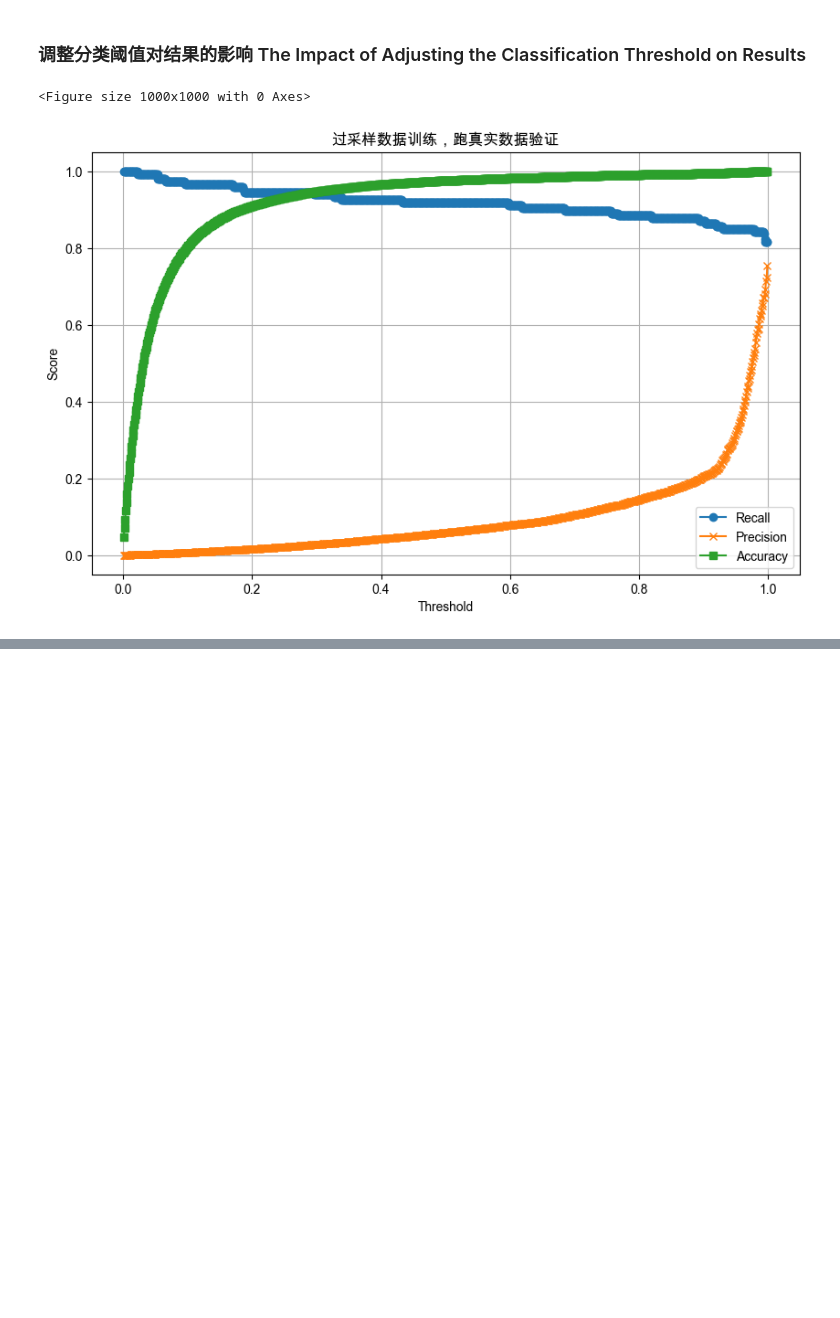
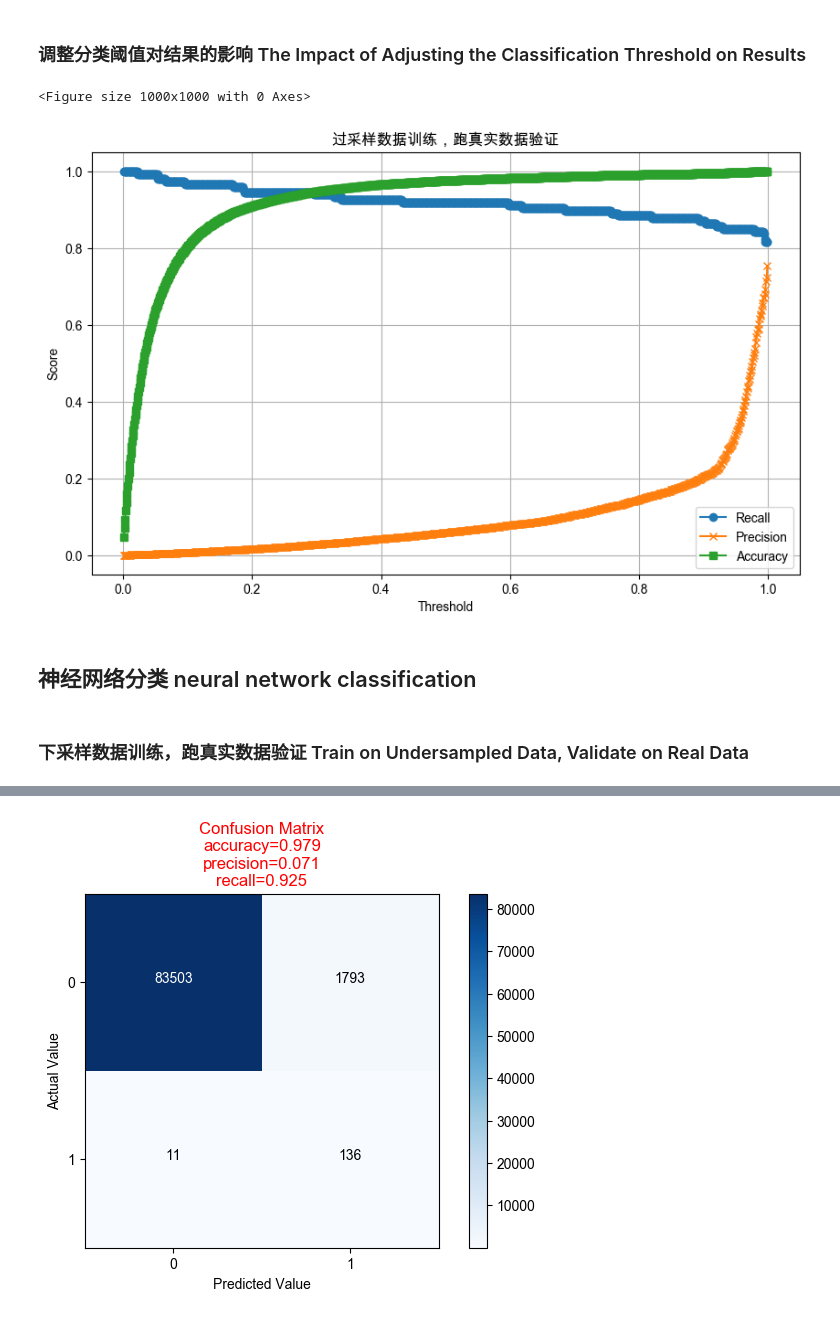
Before and after one commit to luguanxing/MachineLearning-Study, a Jupyter notebook: 分类classification/信用卡欺诈检测 Credit Card Fraud Detection/analysis.ipynb, the cells around one changed output, grey strips where cells are left out. Drawn from its saved outputs; the diff is of its cells as text; code cells hidden in the pictures; blank space fills up the shorter version.

```diff
--- a/分类classification/信用卡欺诈检测 Credit Card Fraud Detection/analysis.ipynb
+++ b/分类classification/信用卡欺诈检测 Credit Card Fraud Detection/analysis.ipynb
@@ -939,3 +939,68 @@ plt.show()
 # %% [output]
 <Figure size 1000x1000 with 0 Axes>
 [figure]
+# %% [markdown]
+## 神经网络分类 neural network classification
+# %% [markdown]
+### 下采样数据训练，跑真实数据验证 Train on Undersampled Data, Validate on Real Data
+# %%
+import numpy as np
+import pandas as pd
+import matplotlib.pyplot as plt
+import tensorflow as tf
+from sklearn.preprocessing import StandardScaler
+from sklearn.model_selection import train_test_split
+from sklearn.metrics import confusion_matrix
+from imblearn.over_sampling import SMOTE
+from tensorflow.keras.models import Sequential
+from tensorflow.keras.layers import Dense
+from tensorflow.keras.utils import to_categorical
+import warnings
+warnings.filterwarnings('ignore', category=UserWarning, module='tensorflow')
+warnings.filterwarnings('ignore', category=UserWarning)
+
+# 构建神经网络模型
+# Build the neural network model
+model = Sequential()
+
+# 输入层和第一隐藏层（64个神经元，ReLU激活函数）
+# Input layer and first hidden layer (64 neurons, ReLU activation)
+model.add(Dense(64, input_dim=X_train_undersample.shape[1], activation='relu'))
+
+# 第二隐藏层（32个神经元，ReLU激活函数）
+# Second hidden layer (32 neurons, ReLU activation)
+model.add(Dense(32, activation='relu'))
+
+# 输出层（2个神经元，softmax激活函数，用于二分类）
+# Output layer (2 neurons, softmax activation for binary classification)
+model.add(Dense(2, activation='softmax'))
+
+# 编译模型，使用Adam优化器和交叉熵损失函数
+# Compile the model with Adam optimizer and cross-entropy loss
+model.compile(optimizer='adam', loss='categorical_crossentropy', metrics=['accuracy'])
+
+# 在平衡后的训练数据上训练神经网络模型
+# Train the neural network model using the balanced training data
+model.fit(X_train_undersample, to_categorical(y_train_undersample), epochs=10, batch_size=32)
+
+# 但这次用训练出的模型跑真实测试数据
+# Use the trained model to run on real test data
+y_pred_proba = model.predict(X_test)
+y_pred = np.argmax(y_pred_proba, axis=1)  # 获取预测类别 (0或1)
+# Get the predicted class (0 or 1)
+
+# 对比预测值和结果，计算混淆矩阵
+# Compare the predicted values with actual results and compute the confusion matrix
+cnf_matrix = confusion_matrix(y_test, y_pred)
+np.set_printoptions(precision=2)
+
+# 绘制混淆矩阵
+# Plot the confusion matrix
+class_names = [0, 1]  # 0: Negative class, 1: Positive class
+plt.figure()
+
+# 假设你有函数 `plot_confusion_matrix` 来可视化混淆矩阵
+# Assuming you have a function `plot_confusion_matrix` to visualize the confusion matrix
+plot_confusion_matrix(cnf_matrix, classes=class_names, title='Confusion Matrix')
+plt.show()
+# %% [output]
@@ -941,0 +1024 @@ plt.show()
+[figure, added]
```
Also changed, not shown: parts of 5 cells of this notebook.
